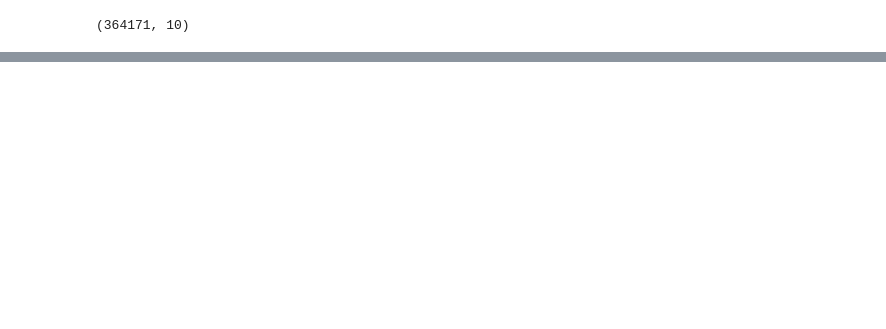
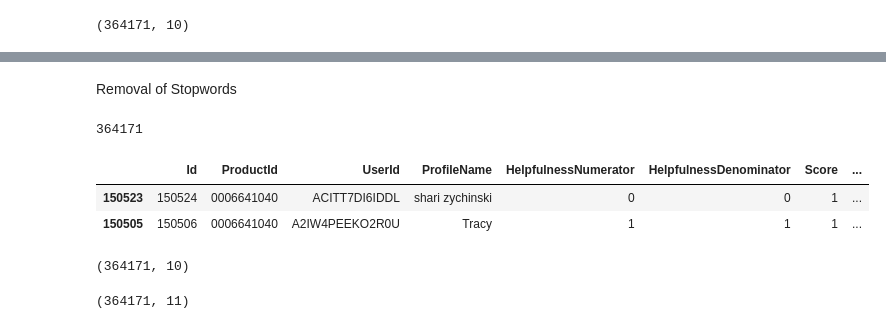
Before and after one commit to sidharthjain97/amazon-fine-food-reviews, a Jupyter notebook: amazon_fine_food_reviews.ipynb, the cells around one changed output, grey strips where cells are left out. Cells and saved outputs as stored; diff of their text form; code cells hidden in the pictures; blank space fills up the shorter version.

```diff
--- a/amazon_fine_food_reviews.ipynb
+++ b/amazon_fine_food_reviews.ipynb
@@ -198,0 +285,2 @@ final.shape
+# %% [markdown]
+Removal of Stopwords
@@ -198,0 +315,14 @@ final.shape
+# %%
+len(preprocessed_reviews)
+# %% [output]
+364171
+# %%
+final.head(2)
+# %% [output]
+|  | Id | ProductId | UserId | ProfileName | HelpfulnessNumerator | HelpfulnessDenominator | Score | ... |
+| 150523 | 150524 | 0006641040 | ACITT7DI6IDDL | shari zychinski | 0 | 0 | 1 | ... |
+| 150505 | 150506 | 0006641040 | A2IW4PEEKO2R0U | Tracy | 1 | 1 | 1 | ... |
+# %%
+final.shape
+# %% [output]
+(364171, 10)
@@ -198,0 +331,4 @@ final.shape
+# %%
+final.shape
+# %% [output]
+(364171, 11)
```
Also changed, not shown: parts of 25 cells of this notebook.
